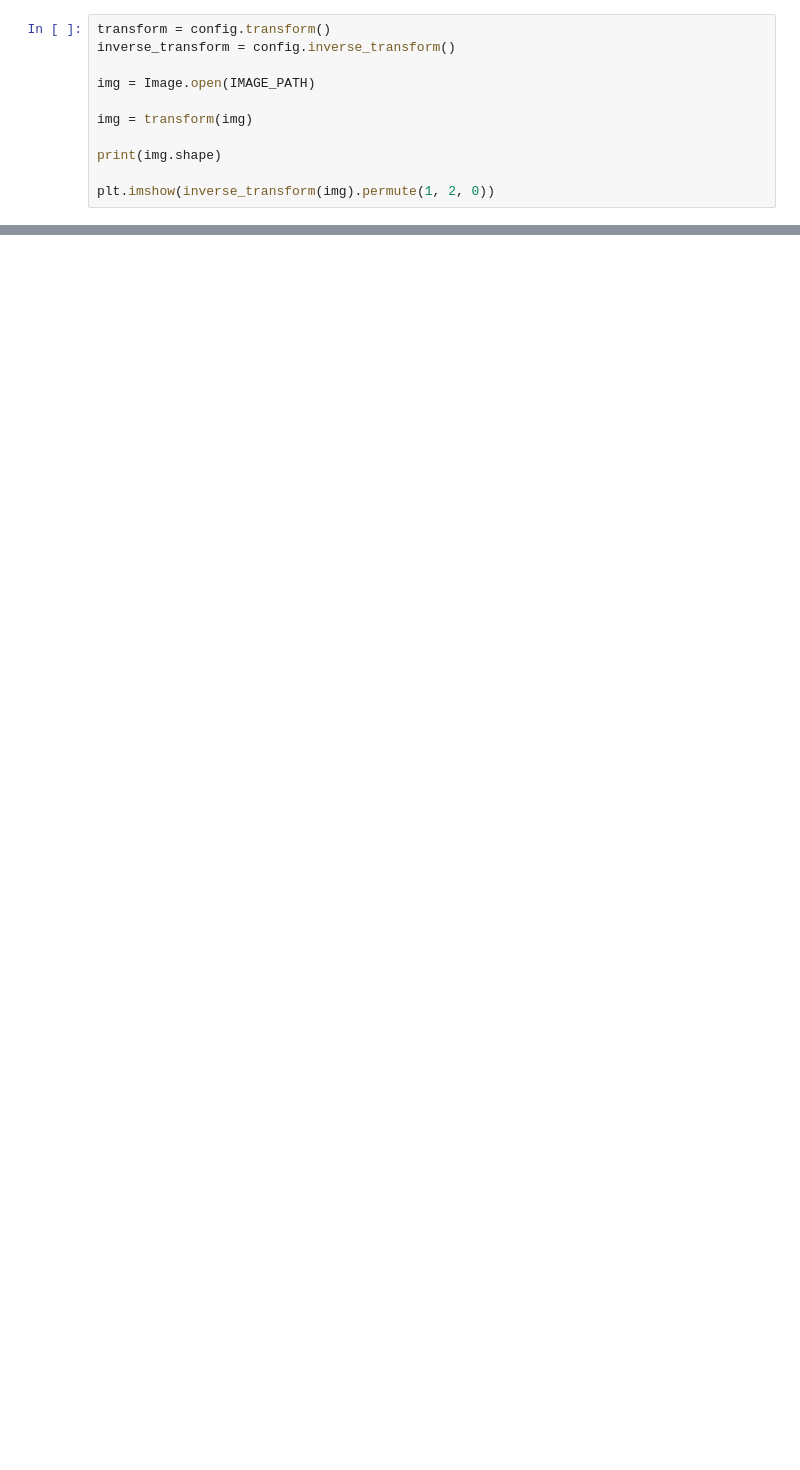
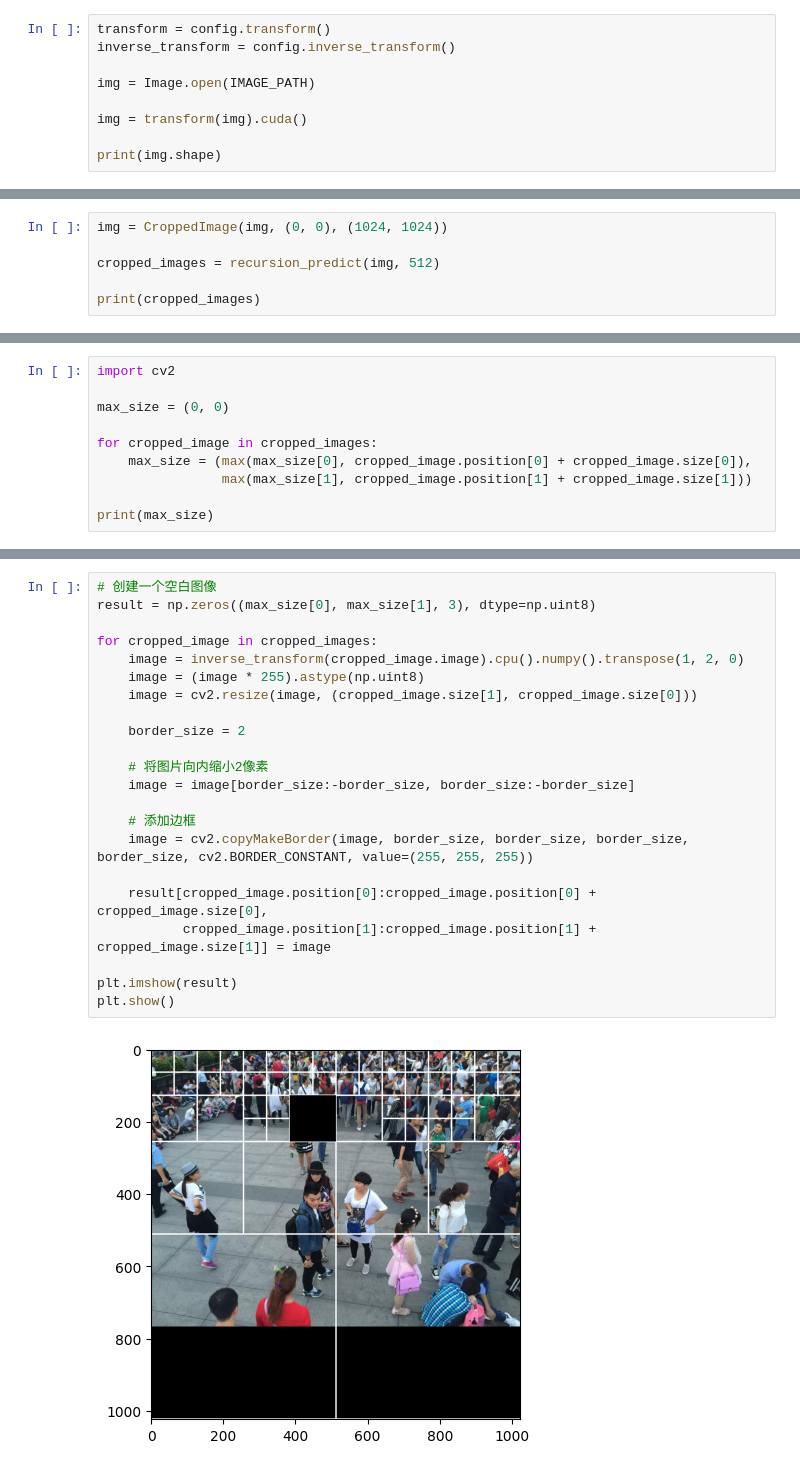
Before and after one commit to Howardzhangdqs/DenseCalc, a Jupyter notebook: step1.ipynb, the cells around one changed output, grey strips where cells are left out. Drawn from its saved outputs; the diff is of its cells as text; blank space fills up the shorter version.

```diff
--- a/step1.ipynb
+++ b/step1.ipynb
@@ -57,10 +119,8 @@ inverse_transform = config.inverse_transform()
 
 img = Image.open(IMAGE_PATH)
 
-img = transform(img)
+img = transform(img).cuda()
 
 print(img.shape)
-
-plt.imshow(inverse_transform(img).permute(1, 2, 0))
 # %% [output]
 torch.Size([3, 768, 1024])
@@ -125,0 +165,6 @@ ValueError: Expected more than 1 value per channel when training, got input size
+# %%
+img = CroppedImage(img, (0, 0), (1024, 1024))
+
+cropped_images = recursion_predict(img, 512)
+
+print(cropped_images)
@@ -125,0 +189,10 @@ ValueError: Expected more than 1 value per channel when training, got input size
+# %%
+import cv2
+
+max_size = (0, 0)
+
+for cropped_image in cropped_images:
+    max_size = (max(max_size[0], cropped_image.position[0] + cropped_image.size[0]),
+                max(max_size[1], cropped_image.position[1] + cropped_image.size[1]))
+
+print(max_size)
@@ -125,0 +201,24 @@ ValueError: Expected more than 1 value per channel when training, got input size
+# %%
+# 创建一个空白图像
+result = np.zeros((max_size[0], max_size[1], 3), dtype=np.uint8)
+
+for cropped_image in cropped_images:
+    image = inverse_transform(cropped_image.image).cpu().numpy().transpose(1, 2, 0)
+    image = (image * 255).astype(np.uint8)
+    image = cv2.resize(image, (cropped_image.size[1], cropped_image.size[0]))
+
+    border_size = 2
+
+    # 将图片向内缩小2像素
+    image = image[border_size:-border_size, border_size:-border_size]
+
+    # 添加边框
+    image = cv2.copyMakeBorder(image, border_size, border_size, border_size, border_size, cv2.BORDER_CONSTANT, value=(255, 255, 255))
+
+    result[cropped_image.position[0]:cropped_image.position[0] + cropped_image.size[0],
+           cropped_image.position[1]:cropped_image.position[1] + cropped_image.size[1]] = image
+
+plt.imshow(result)
+plt.show()
+# %% [output]
+[figure, added]
```
Also changed, not shown: parts of 13 cells of this notebook, 1 other file.
